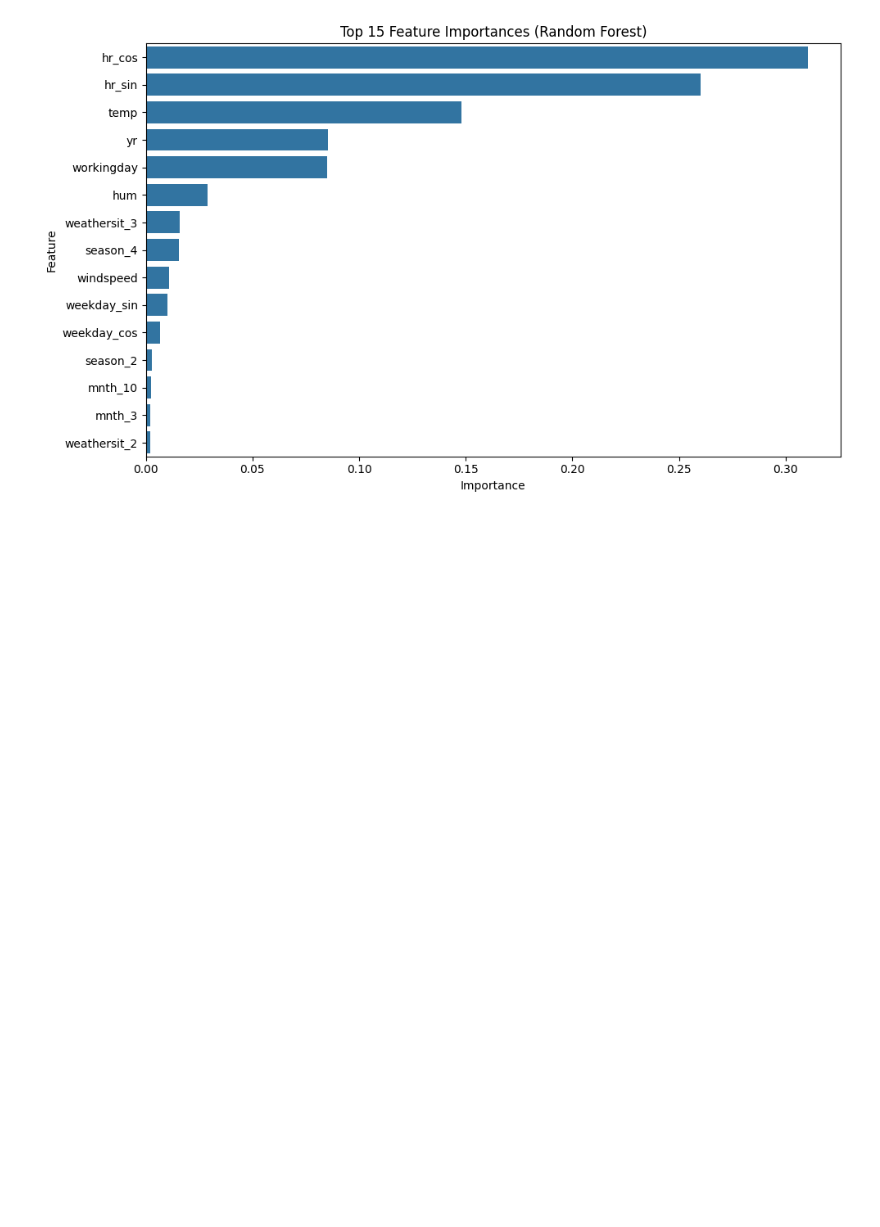
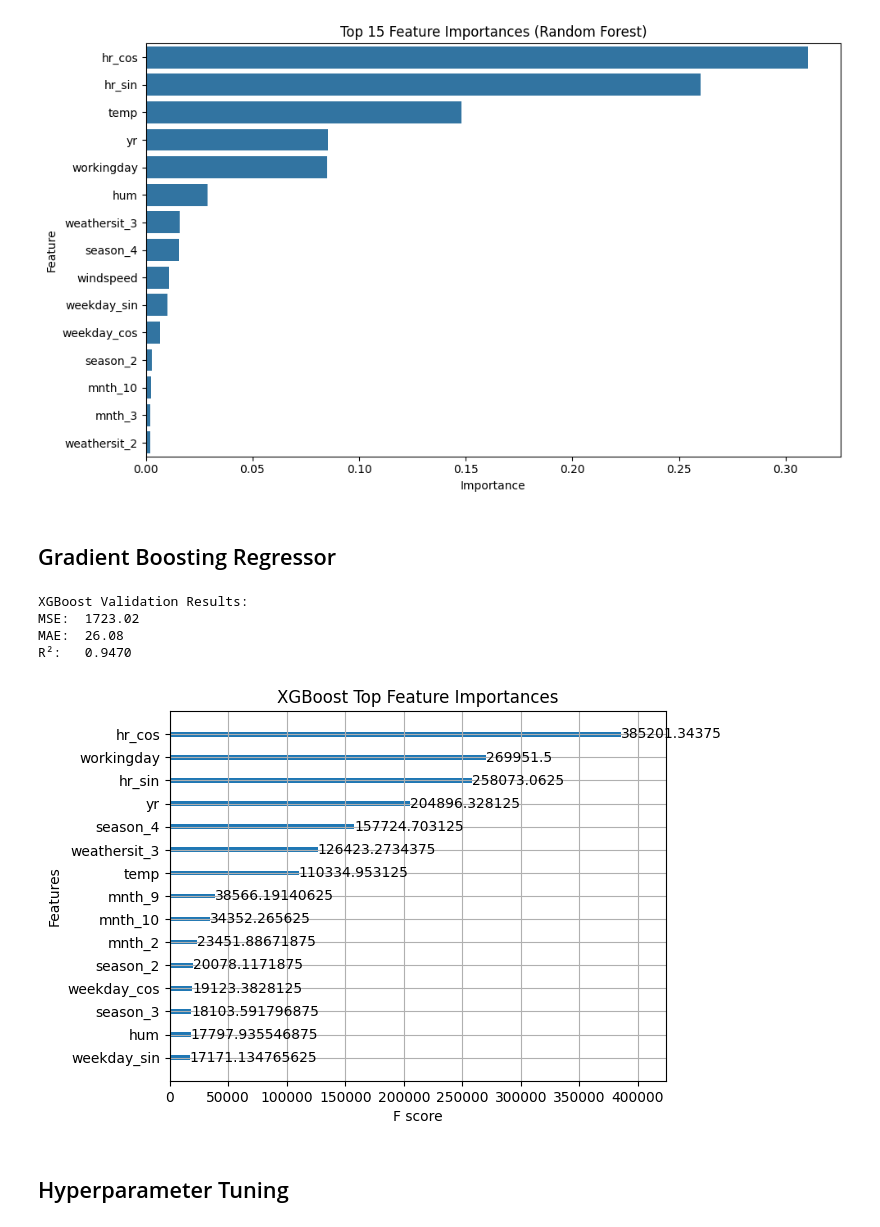
Before and after one commit to jmlarios/ML-fundamentals-2025, a Jupyter notebook: Assignment_2_Jose_Maria_Larios/assignment_2_Jose_Maria_Larios.ipynb, the cells around one changed output. Drawn from its saved outputs; the diff is of its cells as text; code cells hidden in the pictures; blank space fills up the shorter version.

```diff
--- a/Assignment_2_Jose_Maria_Larios/assignment_2_Jose_Maria_Larios.ipynb
+++ b/Assignment_2_Jose_Maria_Larios/assignment_2_Jose_Maria_Larios.ipynb
@@ -302,3 +302,43 @@ plt.tight_layout()
 plt.show()
 # %% [output]
 [figure]
+# %% [markdown]
+## Gradient Boosting Regressor
+# %%
+import xgboost as xgb
+
+# Initialize model
+xgb_model = xgb.XGBRegressor(
+    objective='reg:squarederror',
+    n_estimators=100,
+    random_state=42
+)
+
+# Train
+xgb_model.fit(X_train, y_train)
+
+# Predict on validation
+y_val_pred_xgb = xgb_model.predict(X_val)
+
+# Evaluate
+mse_xgb = mean_squared_error(y_val, y_val_pred_xgb)
+mae_xgb = mean_absolute_error(y_val, y_val_pred_xgb)
+r2_xgb = r2_score(y_val, y_val_pred_xgb)
+
+print("XGBoost Validation Results:")
+print(f"MSE:  {mse_xgb:.2f}")
+print(f"MAE:  {mae_xgb:.2f}")
+print(f"R²:   {r2_xgb:.4f}")
+# %% [output]
+XGBoost Validation Results:
+MSE:  1723.02
+MAE:  26.08
+R²:   0.9470
+# %%
+xgb.plot_importance(xgb_model, max_num_features=15, importance_type='gain')
+plt.title("XGBoost Top Feature Importances")
+plt.show()
+# %% [output]
+[figure, added]
+# %% [markdown]
+## Hyperparameter Tuning
```
Also changed, not shown: parts of 4 cells of this notebook.
